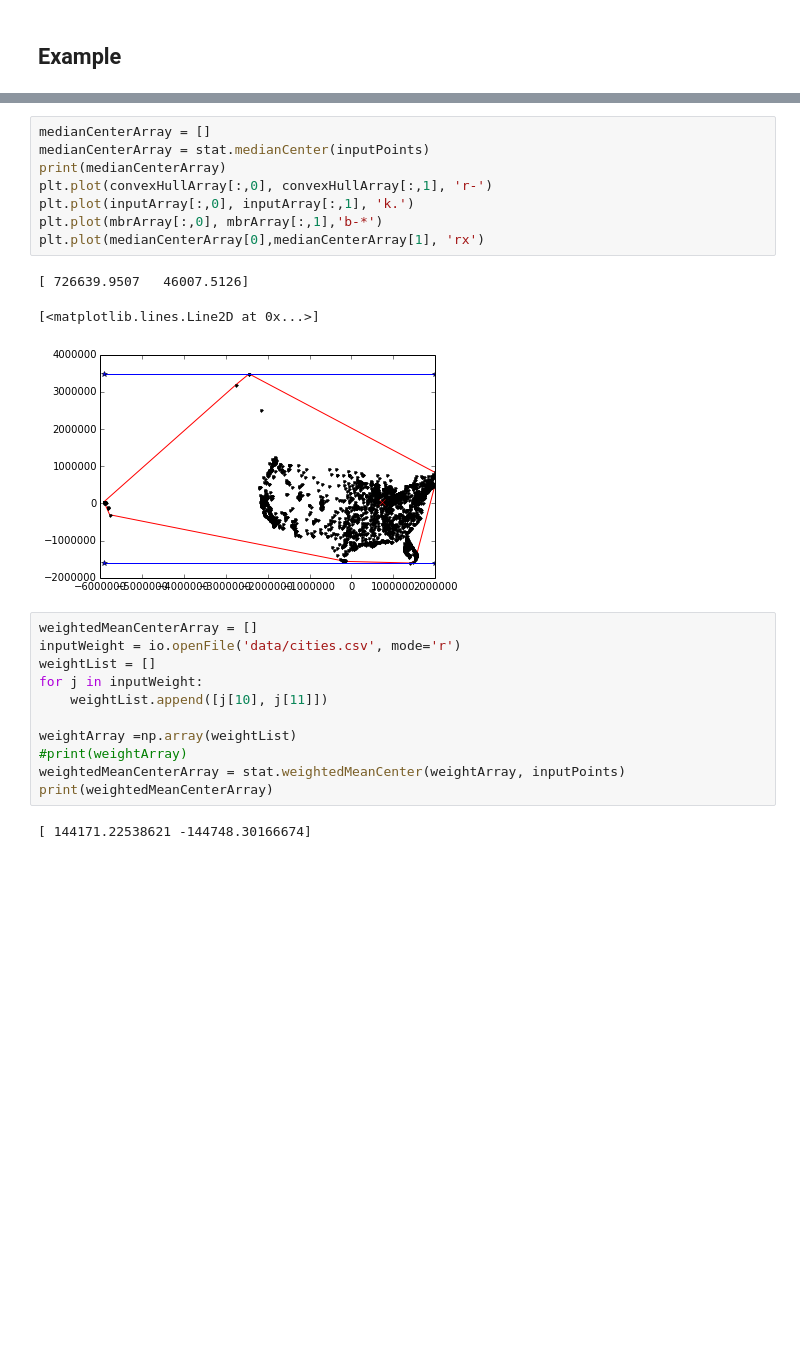
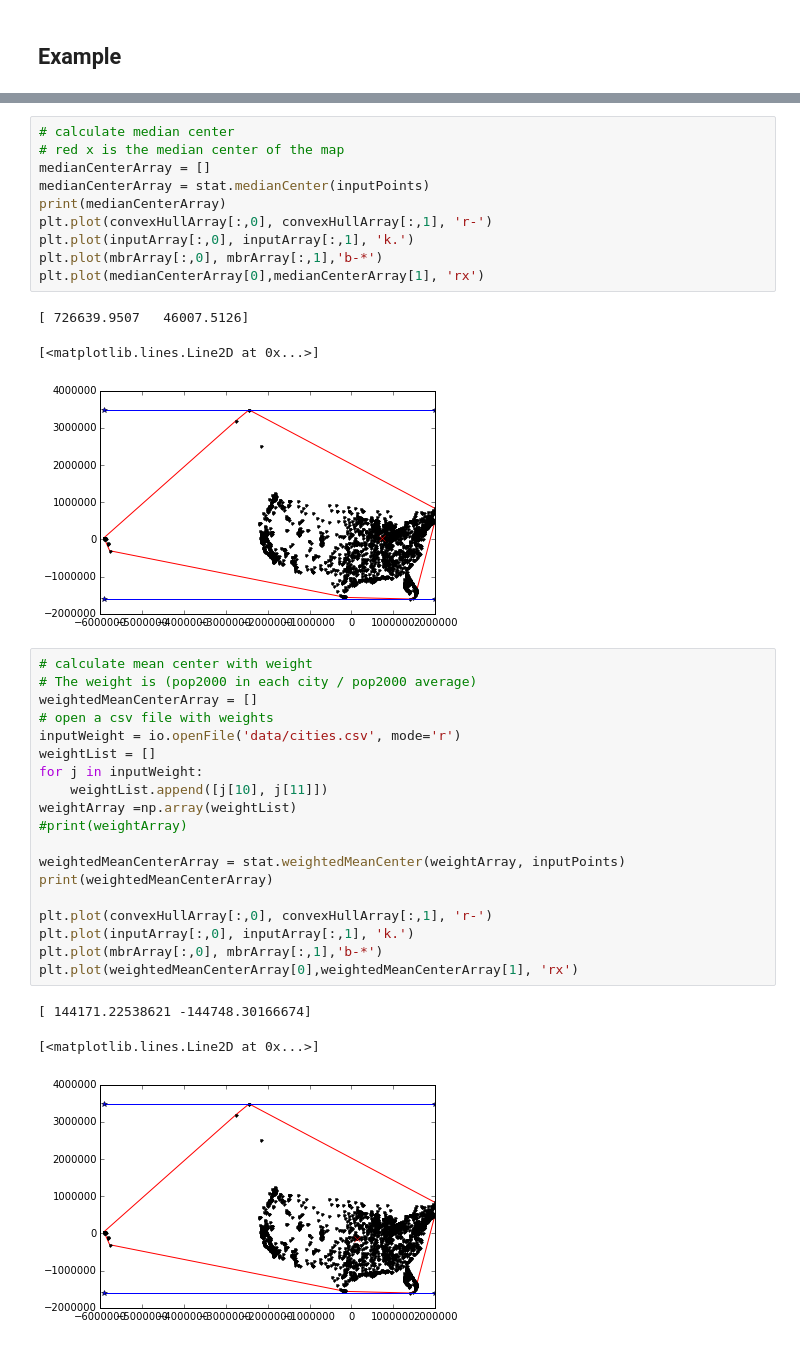
Before and after one commit to bspark05/GPH598_Project1, a Jupyter notebook: PointPatternData.ipynb, the cells around one changed output, grey strips where cells are left out. Saved outputs shown, nothing was run; the diff lists cells and outputs as text; blank space fills up the shorter version.

```diff
--- a/PointPatternData.ipynb
+++ b/PointPatternData.ipynb
@@ -232,6 +238,8 @@ plt.plot(meanCenterArray[0],meanCenterArray[1], 'rx')
 [<matplotlib.lines.Line2D at 0x...>]
 [figure]
 # %%
+# calculate median center
+# red x is the median center of the map
 medianCenterArray = []
 medianCenterArray = stat.medianCenter(inputPoints)
 print(medianCenterArray)
@@ -244,16 +252,26 @@ plt.plot(medianCenterArray[0],medianCenterArray[1], 'rx')
 [<matplotlib.lines.Line2D at 0x...>]
 [figure]
 # %%
+# calculate mean center with weight
+# The weight is (pop2000 in each city / pop2000 average)
 weightedMeanCenterArray = []
+# open a csv file with weights
 inputWeight = io.openFile('data/cities.csv', mode='r')
 weightList = []
 for j in inputWeight:
     weightList.append([j[10], j[11]])
-
 weightArray =np.array(weightList)
 #print(weightArray)
+
 weightedMeanCenterArray = stat.weightedMeanCenter(weightArray, inputPoints)
 print(weightedMeanCenterArray)
+
+plt.plot(convexHullArray[:,0], convexHullArray[:,1], 'r-')
+plt.plot(inputArray[:,0], inputArray[:,1], 'k.')
+plt.plot(mbrArray[:,0], mbrArray[:,1],'b-*')
+plt.plot(weightedMeanCenterArray[0],weightedMeanCenterArray[1], 'rx')
 # %% [output]
 [ 144171.22538621 -144748.30166674]
+[<matplotlib.lines.Line2D at 0x...>]
+[figure, added]
 # %%
```
Also changed, not shown: parts of 6 cells of this notebook.
